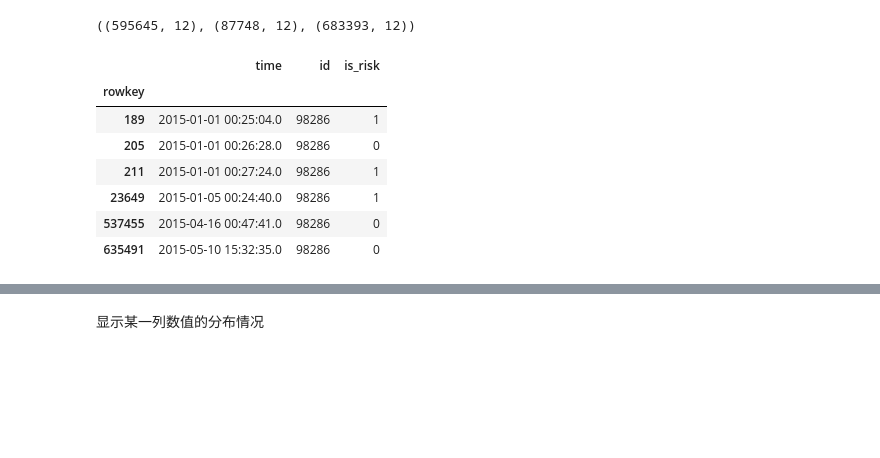
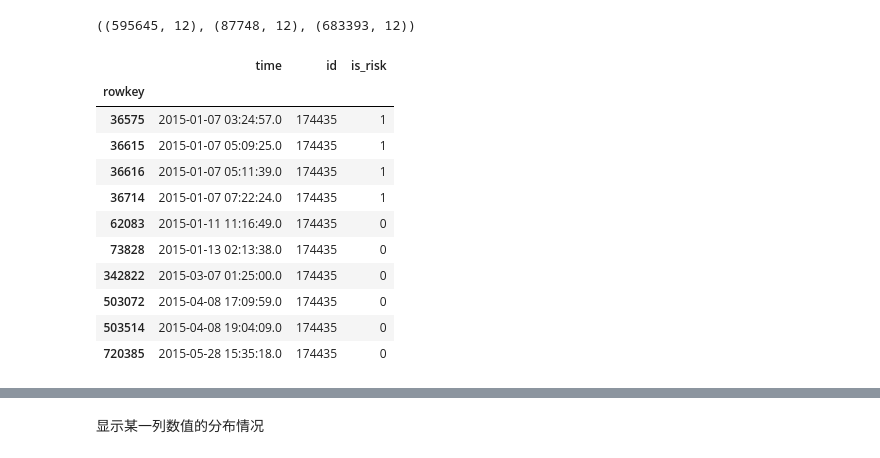
Before and after one commit to tusonggao/Kaggle_code, a Jupyter notebook: jd_contest/jd_contest.ipynb, the cells around one changed output, grey strips where cells are left out. Drawn from its saved outputs; the diff is of its cells as text; code cells hidden in the pictures; blank space fills up the shorter version.

```diff
--- a/jd_contest/jd_contest.ipynb
+++ b/jd_contest/jd_contest.ipynb
@@ -23,16 +23,20 @@ login_df.shape, login_test_df.shape, merged_login_df.shape
 # %%
 # 得到一列不同的值
 login_df['result'].unique()
 login_df['id'].unique()
 len(login_df['city'].unique()), len(login_df.index)
 trade_df.count()
-trade_df[trade_df.id=='98286'].sort_values(by='time', ascending = True)
+trade_df[trade_df.id=='174435'].sort_values(by='time', ascending = True)
 # %% [output]
 |  | time | id | is_risk |
 | rowkey |  |  |  |
-| 189 | 2015-01-01 00:25:04.0 | 98286 | 1 |
-| 205 | 2015-01-01 00:26:28.0 | 98286 | 0 |
-| 211 | 2015-01-01 00:27:24.0 | 98286 | 1 |
-| 23649 | 2015-01-05 00:24:40.0 | 98286 | 1 |
-| 537455 | 2015-04-16 00:47:41.0 | 98286 | 0 |
-| 635491 | 2015-05-10 15:32:35.0 | 98286 | 0 |
+| 36575 | 2015-01-07 03:24:57.0 | 174435 | 1 |
+| 36615 | 2015-01-07 05:09:25.0 | 174435 | 1 |
+| 36616 | 2015-01-07 05:11:39.0 | 174435 | 1 |
+| 36714 | 2015-01-07 07:22:24.0 | 174435 | 1 |
+| 62083 | 2015-01-11 11:16:49.0 | 174435 | 0 |
+| 73828 | 2015-01-13 02:13:38.0 | 174435 | 0 |
+| 342822 | 2015-03-07 01:25:00.0 | 174435 | 0 |
+| 503072 | 2015-04-08 17:09:59.0 | 174435 | 0 |
+| 503514 | 2015-04-08 19:04:09.0 | 174435 | 0 |
+| 720385 | 2015-05-28 15:35:18.0 | 174435 | 0 |
```
Also changed, not shown: parts of 7 cells of this notebook.
